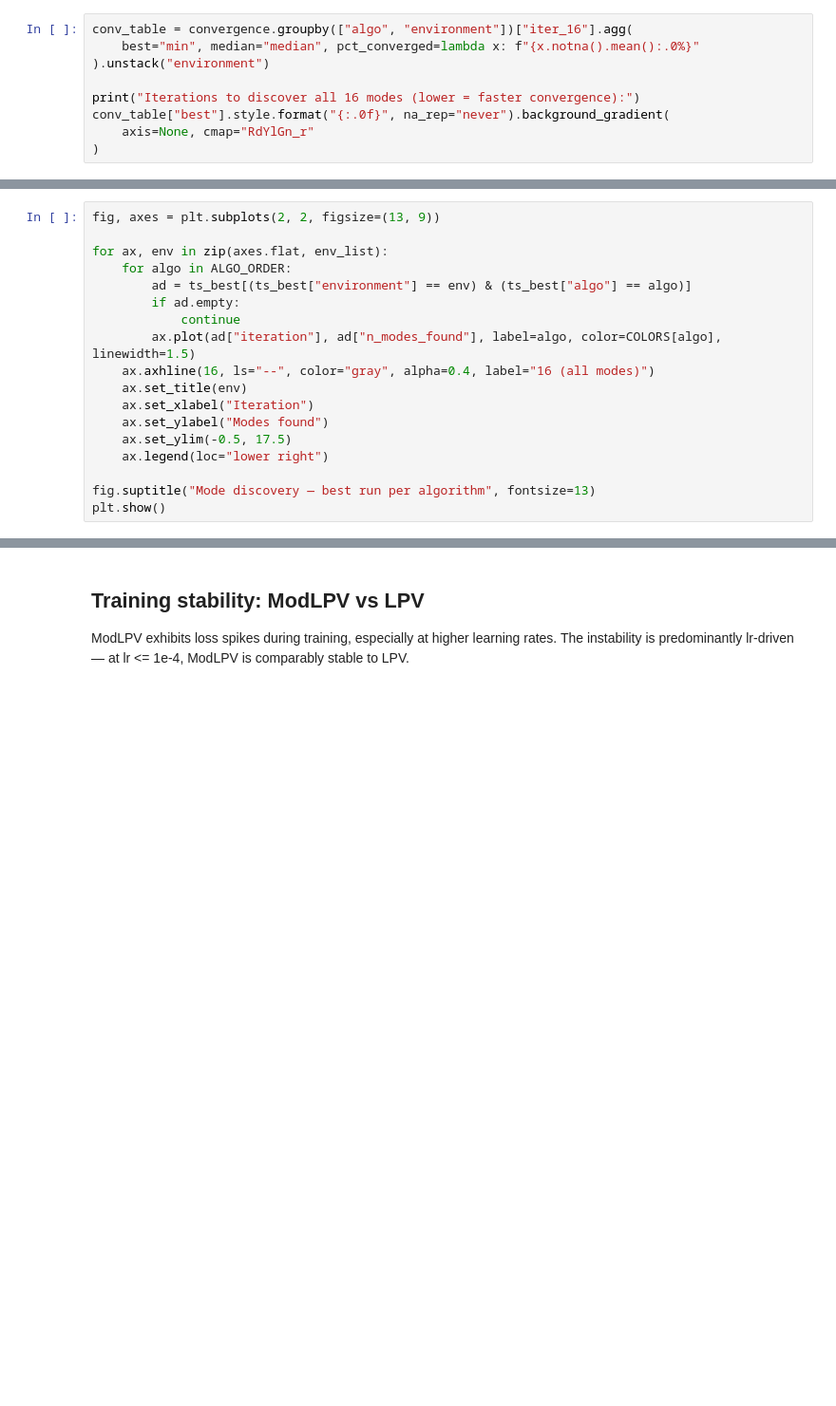
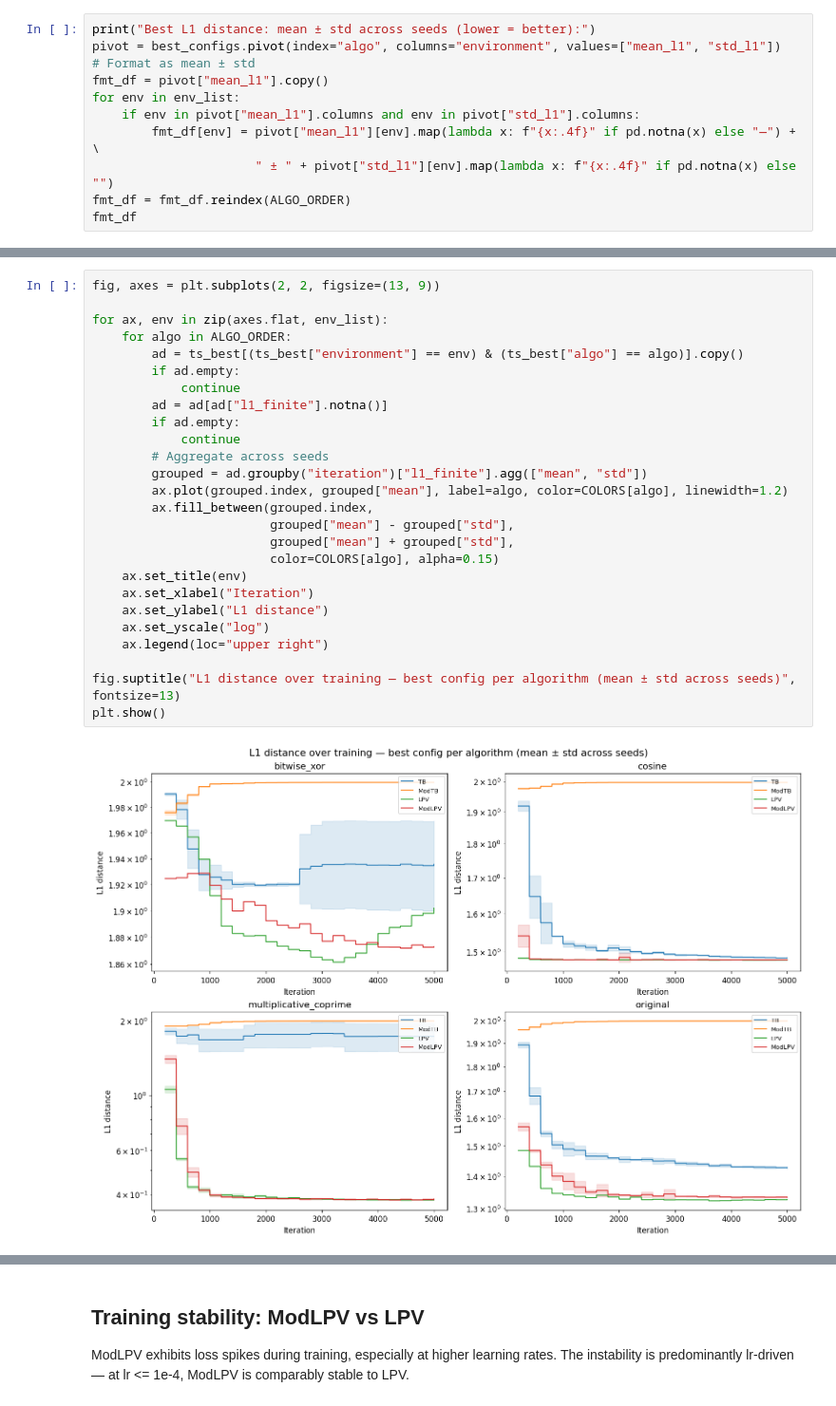
Before and after one commit to orichardson/lir, a Jupyter notebook: experiments/results.ipynb, the cells around one changed output, grey strips where cells are left out. Shown at 95% size. Saved outputs shown, nothing was run; the diff lists cells and outputs as text; blank space fills up the shorter version.

```diff
--- a/experiments/results.ipynb
+++ b/experiments/results.ipynb
@@ -83,9 +68,11 @@ The primary metric is how quickly each method discovers all modes of the reward
 # %%
-conv_table = convergence.groupby(["algo", "environment"])["iter_16"].agg(
-    best="min", median="median", pct_converged=lambda x: f"{x.notna().mean():.0%}"
-).unstack("environment")
-
-print("Iterations to discover all 16 modes (lower = faster convergence):")
-conv_table["best"].style.format("{:.0f}", na_rep="never").background_gradient(
-    axis=None, cmap="RdYlGn_r"
-)
+print("Best L1 distance: mean ± std across seeds (lower = better):")
+pivot = best_configs.pivot(index="algo", columns="environment", values=["mean_l1", "std_l1"])
+# Format as mean ± std
+fmt_df = pivot["mean_l1"].copy()
+for env in env_list:
+    if env in pivot["mean_l1"].columns and env in pivot["std_l1"].columns:
+        fmt_df[env] = pivot["mean_l1"][env].map(lambda x: f"{x:.4f}" if pd.notna(x) else "—") + \
+                      " ± " + pivot["std_l1"][env].map(lambda x: f"{x:.4f}" if pd.notna(x) else "")
+fmt_df = fmt_df.reindex(ALGO_ORDER)
+fmt_df
@@ -99,19 +102,29 @@ For each (algorithm, environment), we plot the single best hyperparameter config
 # %%
 fig, axes = plt.subplots(2, 2, figsize=(13, 9))
 
 for ax, env in zip(axes.flat, env_list):
     for algo in ALGO_ORDER:
-        ad = ts_best[(ts_best["environment"] == env) & (ts_best["algo"] == algo)]
+        ad = ts_best[(ts_best["environment"] == env) & (ts_best["algo"] == algo)].copy()
         if ad.empty:
             continue
-        ax.plot(ad["iteration"], ad["n_modes_found"], label=algo, color=COLORS[algo], linewidth=1.5)
-    ax.axhline(16, ls="--", color="gray", alpha=0.4, label="16 (all modes)")
+        ad = ad[ad["l1_finite"].notna()]
+        if ad.empty:
+            continue
+        # Aggregate across seeds
+        grouped = ad.groupby("iteration")["l1_finite"].agg(["mean", "std"])
+        ax.plot(grouped.index, grouped["mean"], label=algo, color=COLORS[algo], linewidth=1.2)
+        ax.fill_between(grouped.index,
+                        grouped["mean"] - grouped["std"],
+                        grouped["mean"] + grouped["std"],
+                        color=COLORS[algo], alpha=0.15)
     ax.set_title(env)
     ax.set_xlabel("Iteration")
-    ax.set_ylabel("Modes found")
-    ax.set_ylim(-0.5, 17.5)
-    ax.legend(loc="lower right")
+    ax.set_ylabel("L1 distance")
+    ax.set_yscale("log")
+    ax.legend(loc="upper right")
 
-fig.suptitle("Mode discovery — best run per algorithm", fontsize=13)
+fig.suptitle("L1 distance over training — best config per algorithm (mean ± std across seeds)", fontsize=13)
 plt.show()
+# %% [output]
+[figure, added]
 # %% [markdown]
```
Also changed, not shown: parts of 15 cells of this notebook, 2 other files.
